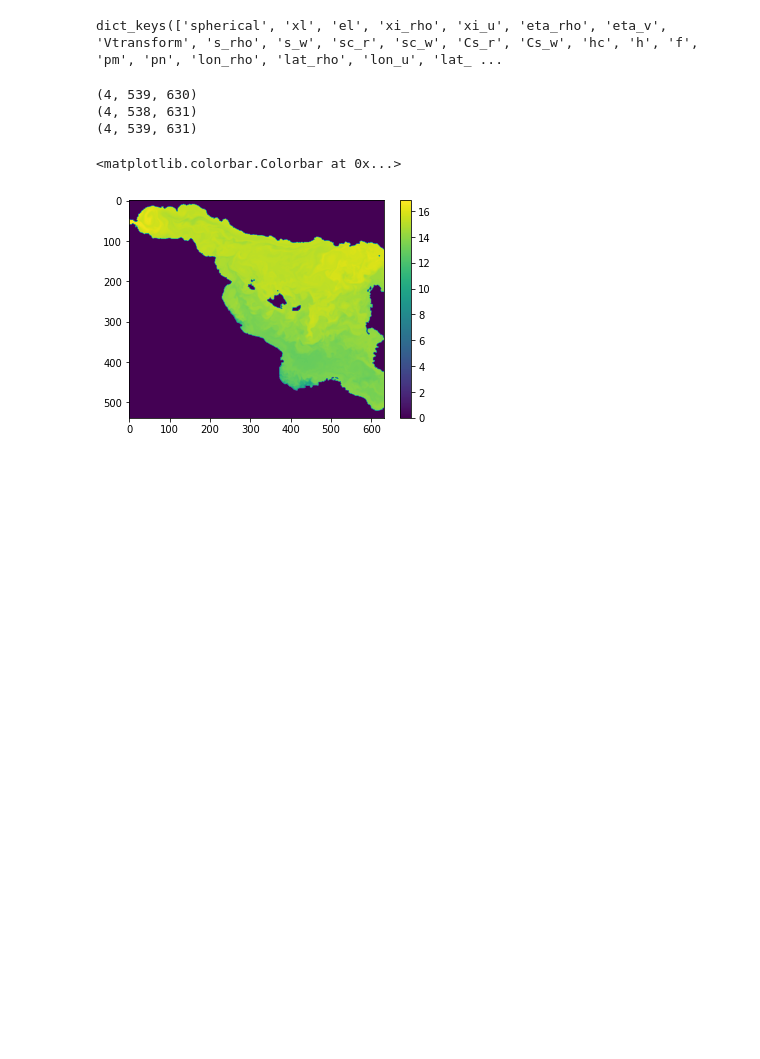
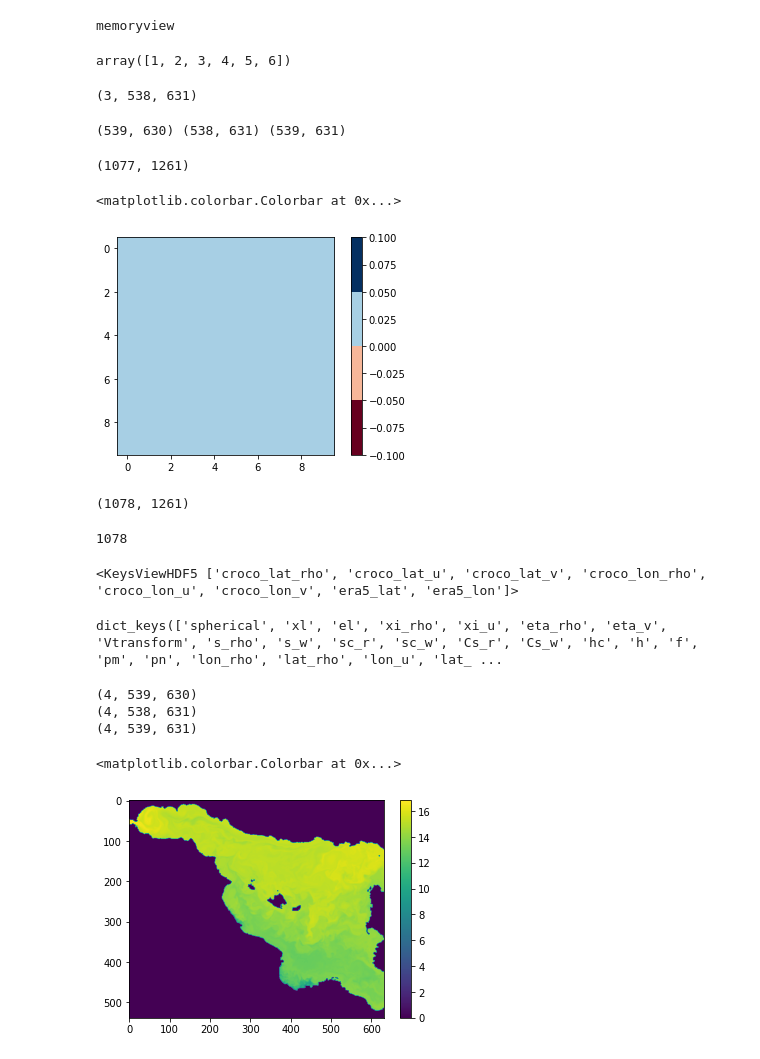
Before and after one commit to AI4SIM/model-collection, a Jupyter notebook: wmed/_/Untitled.ipynb, the cells around one changed output. Saved outputs shown, nothing was run; the diff lists cells and outputs as text; code cells hidden in the pictures; blank space fills up the shorter version.

```diff
--- a/wmed/_/Untitled.ipynb
+++ b/wmed/_/Untitled.ipynb
@@ -9,4 +5,5 @@ SyntaxError: invalid syntax (3692589696.py, line 2)
 # %%
+import h5py
 import netCDF4
 import numpy as np
 import os.path as osp
@@ -36,17 +33,26 @@ for idx, fn in enumerate(ecmwf_filenames):
             'sst': infile['SST'][:].data,
             'p': infile['PABST'][0, :max_col, ...].data,
             'levels': infile['ZHAT'][:].data,
-            'lon': infile['LON'][:].data,
-            'lat': infile['LAT'][:].data,
-            'q': infile['RVT'][0, :max_col, ...].data,
+            'humidity': infile['RVT'][0, :max_col, ...].data,
             'theta': infile['THT'][0, :max_col, ...].data,
-            'mask': np.array(infile['SSS'][:] != 999),
         }
+
+        if idx == 0:
+            static = {
+                'era5_lon': infile['LON'][:].data,
+                'era5_lat': infile['LAT'][:].data,
+                'era5_mask': np.array(infile['SSS'][:].data != 999),
+            }
+            with h5py.File(osp.join(processed_data_path, f'static.h5'), 'a') as file:
+                for var, data in static.items():
+                    if var in file.keys():
+                        del file[var]
+                    file.create_dataset(var, data=data)
 
     with h5py.File(osp.join(processed_data_path, f'ecmwf_{idx}.h5'), 'w') as outfile:
         for var, data in feats.items():
             outfile.create_dataset(var, data=data)
 # %%
-with h5py.File(osp.join(processed_data_path, f'ecmwf_0.h5'), 'r') as file:
-    print(file['/v'][:])
+with h5py.File(osp.join(processed_data_path, f'static.h5'), 'r') as file:
+    print(type(file['/era5_mask'][:]))
 # %% [output]
@@ -100,3 +115,60 @@ dict_keys(['spherical', 'xl', 'el', 'xi_rho', 'xi_u', 'eta_rho', 'eta_v', 'Vtran
+# %%
+type(feats['u'].data)
+# %% [output]
+memoryview
+# %%
+import numpy as np
+a = np.array([1,3,5])
+b = np.array([2,4,6])
+
+c = np.empty((a.size + b.size,), dtype=a.dtype)
+c[0::2] = a
+c[1::2] = b
+c
+# %% [output]
+array([1, 2, 3, 4, 5, 6])
+# %%
+feats['v'].shape
+# %% [output]
+(3, 538, 631)
+# %%
+print(u.shape, v.shape, t.shape)
+# %% [output]
+(539, 630) (538, 631) (539, 631)
+# %%
+with h5py.File(osp.join(processed_data_path, f'croco_1.h5'), 'a') as file:
+
+    u = file['/u'][:]
+    v = file['/v'][:]
+    t = file['/t'][:]
+
+    feats_map = np.zeros((2 * v.shape[0] + 1, 2 * u.shape[1] + 1), dtype=t.dtype)
+    print(feats_map.shape)
+    feats_map[0::2, 0::2] = t
+    feats_map[1::2, 0::2] = v
+    feats_map[0::2, 1::2] = u
+# %% [output]
+(1077, 1261)
+# %%
+import matplotlib.pyplot as plt
+plt.imshow(feats_map[0:10, 0:10], cmap=plt.get_cmap('RdBu', 4))
+plt.colorbar()
+# %% [output]
+<matplotlib.colorbar.Colorbar at 0x...>
+[figure, added]
+# %%
+feats_map.shape
+# %% [output]
+(1078, 1261)
+# %%
+v.shape[0] * 2
+# %% [output]
+1078
+# %%
+with h5py.File(osp.join(processed_data_path, f'static.h5'), 'r') as file:
+    print(file.keys())
+# %% [output]
+<KeysViewHDF5 ['croco_lat_rho', 'croco_lat_u', 'croco_lat_v', 'croco_lon_rho', 'croco_lon_u', 'croco_lon_v', 'era5_lat', 'era5_lon']>
 # %%
 import numpy as np
 
```
Also changed, not shown: parts of 4 cells of this notebook.
